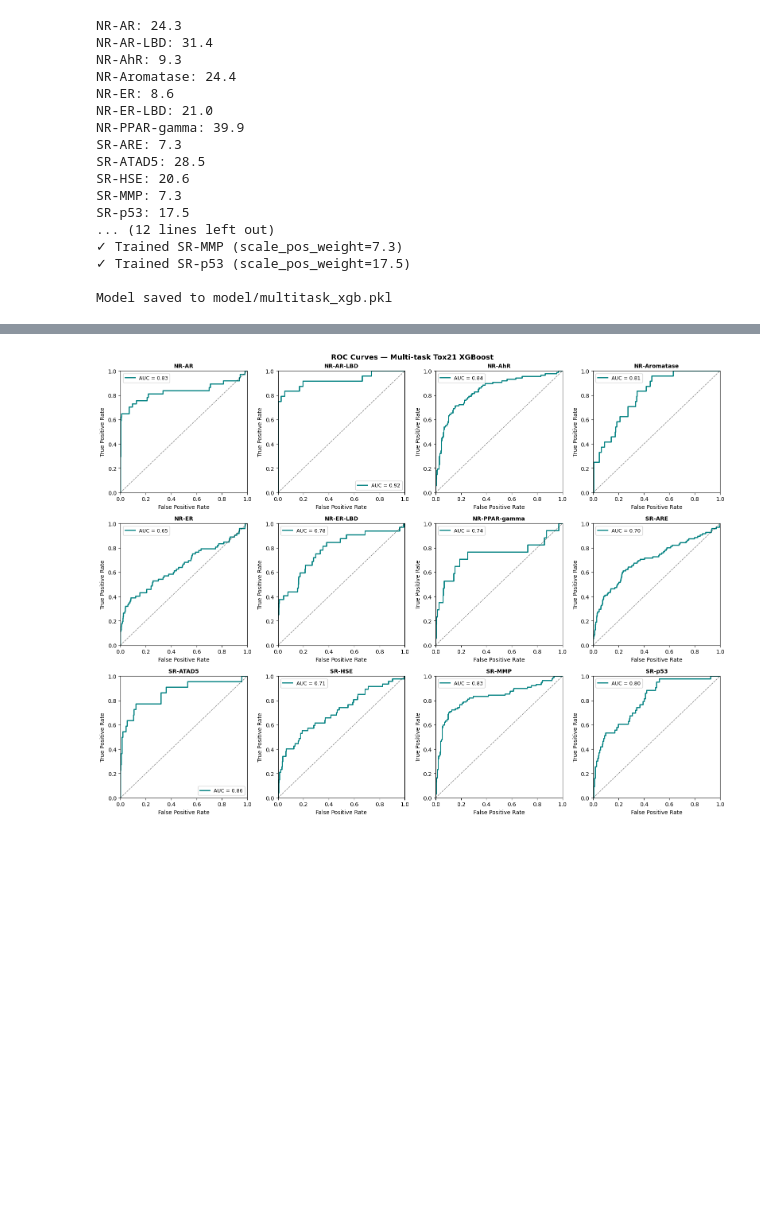
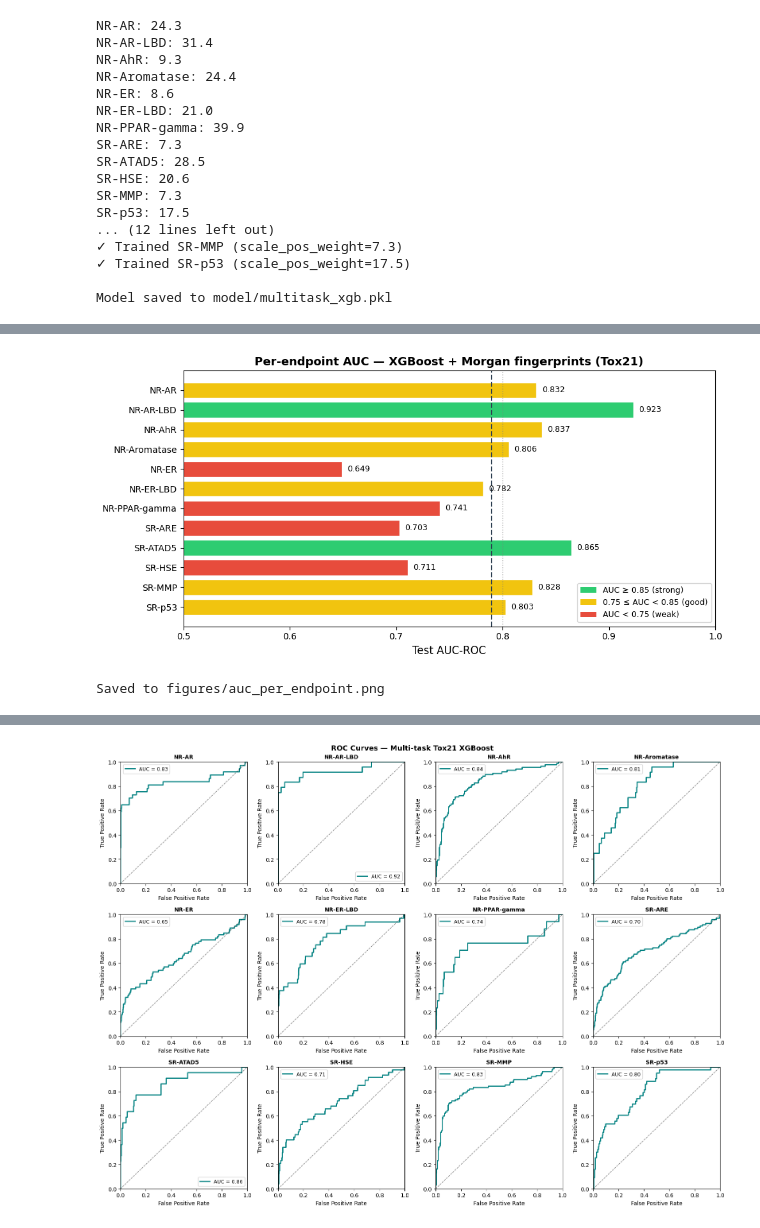
Before and after one commit to cecilesde/admet-toxicity-predictor, a Jupyter notebook: notebooks/02_multitask_model.ipynb, the cells around one changed output, grey strips where cells are left out. Drawn from its saved outputs; the diff is of its cells as text; code cells hidden in the pictures; blank space fills up the shorter version.

```diff
--- a/notebooks/02_multitask_model.ipynb
+++ b/notebooks/02_multitask_model.ipynb
@@ -48,9 +48,11 @@ Skipped loading some PyTorch models, missing a dependency. No module named 'tens
 All imports successful!
 # %%
 # Load Tox21 via DeepChem
+# seed=42 fixes the random split → reproducible AUC values
 tasks, datasets, transformers = dc.molnet.load_tox21(
     featurizer='ECFP',  # Morgan fingerprints
-    splitter='random'
+    splitter='random',
+    seed=42
 )
 
 train_dataset, valid_dataset, test_dataset = datasets
@@ -198,13 +201,19 @@ for i, task in enumerate(tasks):
 
     try:
         auc = roc_auc_score(y_true, y_score)
-        results.append({'Endpoint': task, 'AUC-ROC': round(auc, 3)})
-        print(f"{task}: AUC = {auc:.3f}")
+        results.append({'Endpoint': task, 'Test AUC': round(auc, 3)})
     except Exception as e:
         print(f"{task}: could not compute AUC — {e}")
 
 results_df = pd.DataFrame(results)
-print(f"\nMean AUC: {results_df['AUC-ROC'].mean():.3f}")
-print(f"Min AUC:  {results_df['AUC-ROC'].min():.3f}")
-print(f"Max AUC:  {results_df['AUC-ROC'].max():.3f}")
+mean_auc = results_df['Test AUC'].mean()
+
+print("=" * 30)
+print(f"{'Endpoint':<20} {'Test AUC':>8}")
+print("=" * 30)
+for _, row in results_df.iterrows():
+    print(f"{row['Endpoint']:<20} {row['Test AUC']:>8.3f}")
+print("-" * 30)
+print(f"{'Mean':<20} {results_df['Test AUC'].mean():>8.3f}")
+print("=" * 30)
 # %% [output]
@@ -227 +238,37 @@ Max AUC:  0.923
+# %%
+fig, ax = plt.subplots(figsize=(10, 5))
+
+colors = ['#2ecc71' if v >= 0.85 else '#f1c40f' if v >= 0.75 else '#e74c3c'
+          for v in results_df['Test AUC']]
+
+bars = ax.barh(results_df['Endpoint'], results_df['Test AUC'], color=colors, edgecolor='white')
+
+ax.axvline(x=mean_auc, color='#2c3e50', linestyle='--', linewidth=1.5, label=f'Mean = {mean_auc:.3f}')
+ax.axvline(x=0.8, color='gray', linestyle=':', linewidth=1, alpha=0.6, label='AUC = 0.8 reference')
+
+for bar, val in zip(bars, results_df['Test AUC']):
+    ax.text(val + 0.005, bar.get_y() + bar.get_height() / 2,
+            f'{val:.3f}', va='center', fontsize=9)
+
+ax.set_xlim(0.5, 1.0)
+ax.set_xlabel('Test AUC-ROC', fontsize=12)
+ax.set_title('Per-endpoint AUC — XGBoost + Morgan fingerprints (Tox21)', fontsize=13, fontweight='bold')
+ax.legend(fontsize=9)
+ax.invert_yaxis()
+
+from matplotlib.patches import Patch
+legend_elements = [
+    Patch(facecolor='#2ecc71', label='AUC ≥ 0.85 (strong)'),
+    Patch(facecolor='#f1c40f', label='0.75 ≤ AUC < 0.85 (good)'),
+    Patch(facecolor='#e74c3c', label='AUC < 0.75 (weak)'),
+]
+ax.legend(handles=legend_elements, loc='lower right', fontsize=9)
+
+plt.tight_layout()
+plt.savefig('../figures/auc_per_endpoint.png', dpi=150, bbox_inches='tight')
+plt.show()
+print("Saved to figures/auc_per_endpoint.png")
+# %% [output]
+[figure, added]
+Saved to figures/auc_per_endpoint.png
 # %%
```
Also changed, not shown: parts of 6 cells of this notebook, 4 other files.
